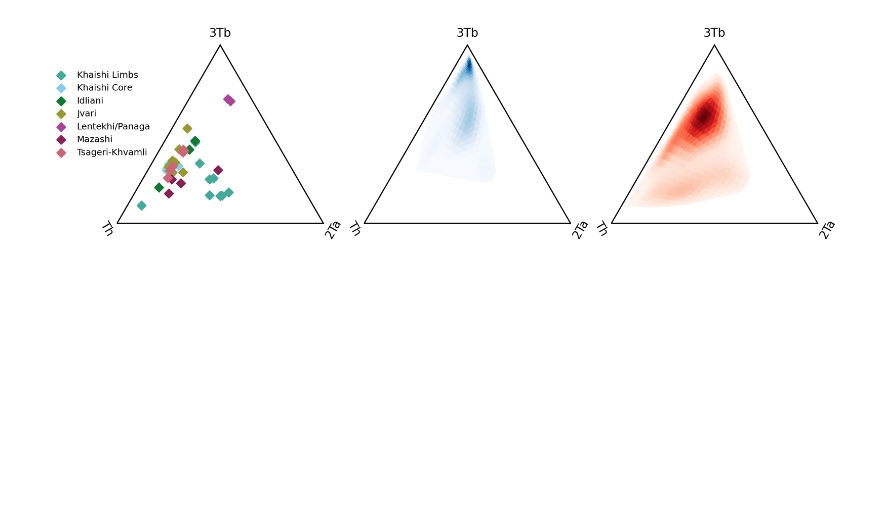
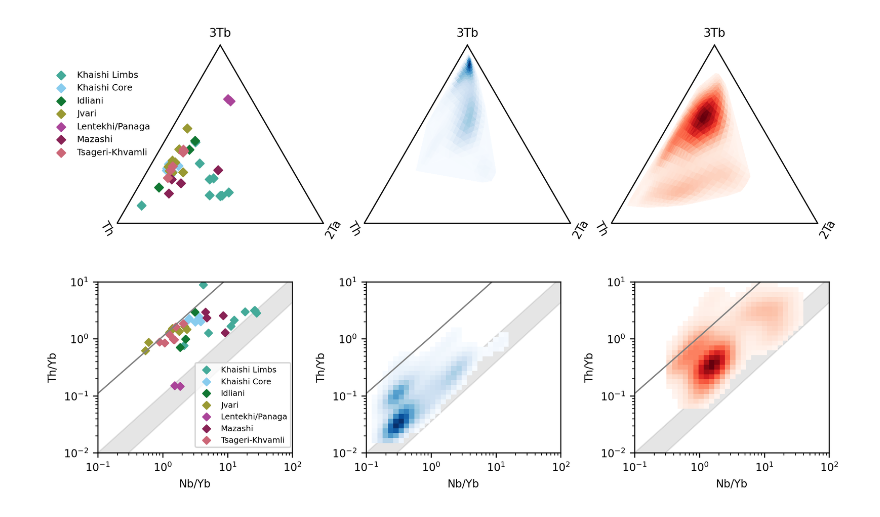
Before and after one commit to dyvasey/dataset-caucasus-gchem-2023, a Jupyter notebook: draft_figs.ipynb, the cells around one changed output. Cells and saved outputs as stored; diff of their text form; code cells hidden in the pictures; blank space fills up the shorter version.

Commit message:
Finished up mantle array plot

```diff
--- a/draft_figs.ipynb
+++ b/draft_figs.ipynb
@@ -151,3 +153,28 @@ axs[0].legend(fontsize=6,loc='best',bbox_to_anchor=(0.2,0.9))
 # %% [output]
 <matplotlib.legend.Legend at 0x...>
 [figure]
+# %%
+# Mantle Array
+fig,axs = plt.subplots(1,3,figsize=(8.5,2.5),dpi=300)
+
+first = []
+for k,group in groups:
+    ax = axs[0]
+    Th,Nb,Yb = group[['Th','Nb','Yb']].T.values
+    gp.mantle_array(Th,Nb,Yb,ax=ax,scatter_kwargs={'label':k,'c':color_dict[k]},first=first)
+
+gp.mantle_array(gale['Th'],gale['Nb'],gale['Yb'],ax=axs[1],scatter=False,density=True,
+                density_kwargs={'cmap':'Blues'},first=[])
+gp.mantle_array(cbab_spread['Th'],cbab_spread['Nb'],cbab_spread['Yb'],ax=axs[2],scatter=False,
+                density=True,density_kwargs={'cmap':'Reds'},first=[])
+
+axs[0].legend(fontsize=6,loc='best',bbox_to_anchor=(0.48,0.55),frameon=True,facecolor='white')
+
+for ax in axs:
+    ax.xaxis.get_label().set_fontsize(8)
+    ax.yaxis.get_label().set_fontsize(8)
+    ax.tick_params(axis='both', which='major', labelsize=8)
+
+plt.tight_layout()
+# %% [output]
+[figure, added]
```
Also changed, not shown: parts of 2 cells of this notebook.
